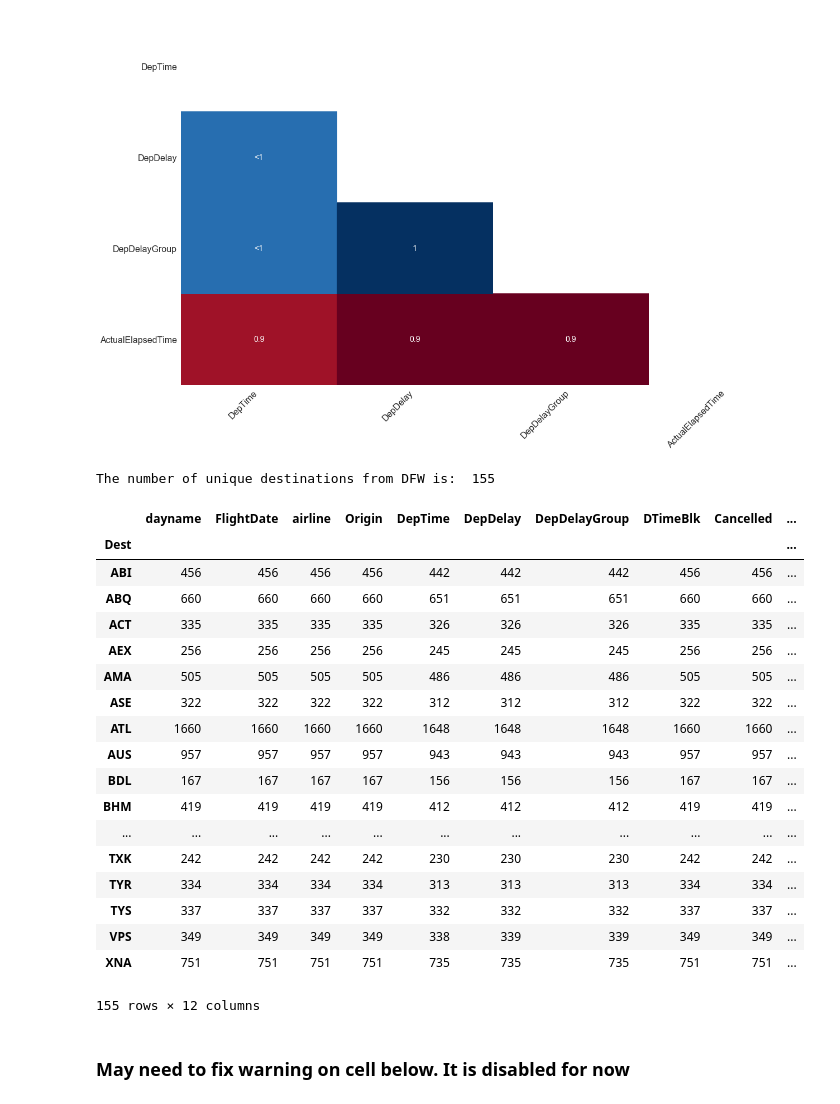
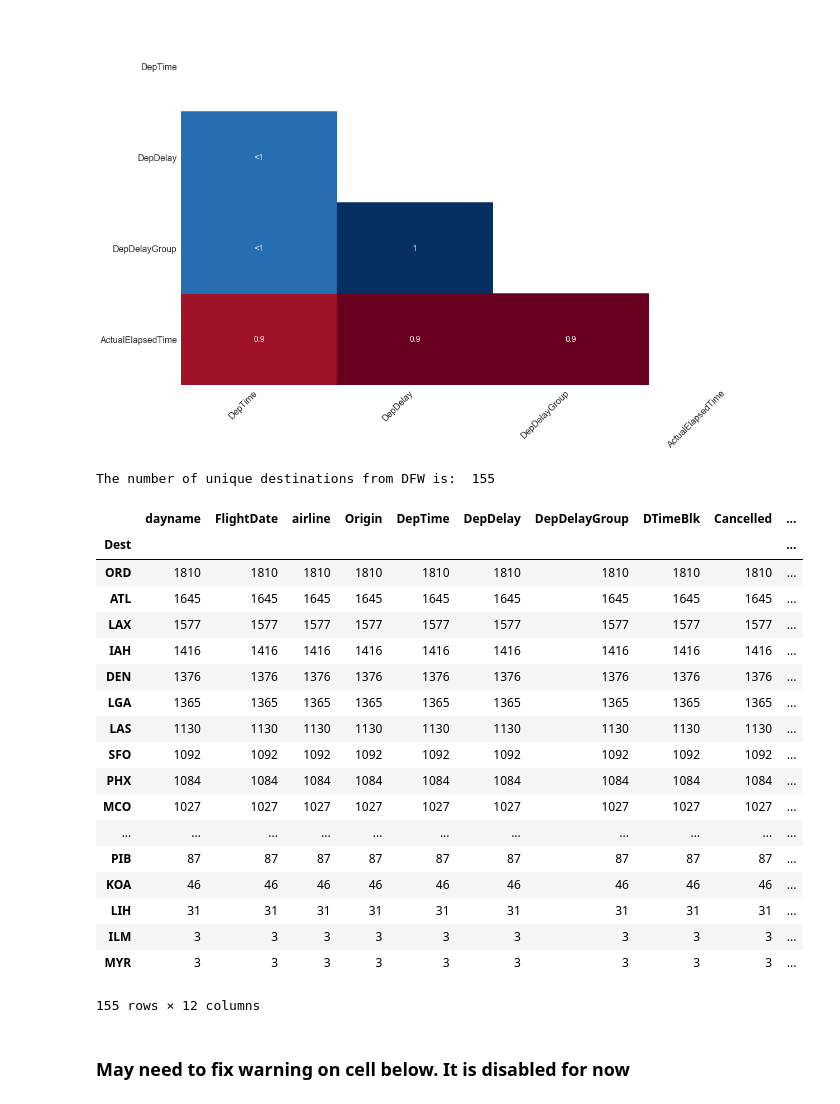
Before and after one commit to teresa201/MachineLearning, a Jupyter notebook: Lab1.ipynb, the cells around one changed output. Saved outputs shown, nothing was run; the diff lists cells and outputs as text; code cells hidden in the pictures.

```diff
--- a/Lab1.ipynb
+++ b/Lab1.ipynb
@@ -196,31 +192,31 @@ mn.heatmap(df_dallas.sort_values(by=['Dest']))
 # %%
 #Group data by destination
 df_dallas_grouped = df_dallas.groupby(by=['Dest'])
 #Show the number of unique destinations
 print ("The number of unique destinations from DFW is: ", df_dallas.Dest.nunique())
 print()
 #Show the number of flights to each destination
-df_dallas_grouped.count()
+df_dallas_grouped.count().sort_values(by=['DepDelay'],ascending=False)
 # %% [output]
 The number of unique destinations from DFW is:  155
 |  | dayname | FlightDate | airline | Origin | DepTime | DepDelay | DepDelayGroup | DTimeBlk | Cancelled | ... |
 | Dest |  |  |  |  |  |  |  |  |  | ... |
-| ABI | 456 | 456 | 456 | 456 | 442 | 442 | 442 | 456 | 456 | ... |
-| ABQ | 660 | 660 | 660 | 660 | 651 | 651 | 651 | 660 | 660 | ... |
-| ACT | 335 | 335 | 335 | 335 | 326 | 326 | 326 | 335 | 335 | ... |
-| AEX | 256 | 256 | 256 | 256 | 245 | 245 | 245 | 256 | 256 | ... |
-| AMA | 505 | 505 | 505 | 505 | 486 | 486 | 486 | 505 | 505 | ... |
-| ASE | 322 | 322 | 322 | 322 | 312 | 312 | 312 | 322 | 322 | ... |
-| ATL | 1660 | 1660 | 1660 | 1660 | 1648 | 1648 | 1648 | 1660 | 1660 | ... |
-| AUS | 957 | 957 | 957 | 957 | 943 | 943 | 943 | 957 | 957 | ... |
-| BDL | 167 | 167 | 167 | 167 | 156 | 156 | 156 | 167 | 167 | ... |
-| BHM | 419 | 419 | 419 | 419 | 412 | 412 | 412 | 419 | 419 | ... |
+| ORD | 1810 | 1810 | 1810 | 1810 | 1810 | 1810 | 1810 | 1810 | 1810 | ... |
+| ATL | 1645 | 1645 | 1645 | 1645 | 1645 | 1645 | 1645 | 1645 | 1645 | ... |
+| LAX | 1577 | 1577 | 1577 | 1577 | 1577 | 1577 | 1577 | 1577 | 1577 | ... |
+| IAH | 1416 | 1416 | 1416 | 1416 | 1416 | 1416 | 1416 | 1416 | 1416 | ... |
+| DEN | 1376 | 1376 | 1376 | 1376 | 1376 | 1376 | 1376 | 1376 | 1376 | ... |
+| LGA | 1365 | 1365 | 1365 | 1365 | 1365 | 1365 | 1365 | 1365 | 1365 | ... |
+| LAS | 1130 | 1130 | 1130 | 1130 | 1130 | 1130 | 1130 | 1130 | 1130 | ... |
+| SFO | 1092 | 1092 | 1092 | 1092 | 1092 | 1092 | 1092 | 1092 | 1092 | ... |
+| PHX | 1084 | 1084 | 1084 | 1084 | 1084 | 1084 | 1084 | 1084 | 1084 | ... |
+| MCO | 1027 | 1027 | 1027 | 1027 | 1027 | 1027 | 1027 | 1027 | 1027 | ... |
 | ... | ... | ... | ... | ... | ... | ... | ... | ... | ... | ... |
-| TXK | 242 | 242 | 242 | 242 | 230 | 230 | 230 | 242 | 242 | ... |
-| TYR | 334 | 334 | 334 | 334 | 313 | 313 | 313 | 334 | 334 | ... |
-| TYS | 337 | 337 | 337 | 337 | 332 | 332 | 332 | 337 | 337 | ... |
-| VPS | 349 | 349 | 349 | 349 | 338 | 339 | 339 | 349 | 349 | ... |
-| XNA | 751 | 751 | 751 | 751 | 735 | 735 | 735 | 751 | 751 | ... |
+| PIB | 87 | 87 | 87 | 87 | 87 | 87 | 87 | 87 | 87 | ... |
+| KOA | 46 | 46 | 46 | 46 | 46 | 46 | 46 | 46 | 46 | ... |
+| LIH | 31 | 31 | 31 | 31 | 31 | 31 | 31 | 31 | 31 | ... |
+| ILM | 3 | 3 | 3 | 3 | 3 | 3 | 3 | 3 | 3 | ... |
+| MYR | 3 | 3 | 3 | 3 | 3 | 3 | 3 | 3 | 3 | ... |
 155 rows × 12 columns
 # %% [markdown]
 ### May need to fix warning on cell below. It is disabled for now
```
Also changed, not shown: parts of 10 cells of this notebook.
